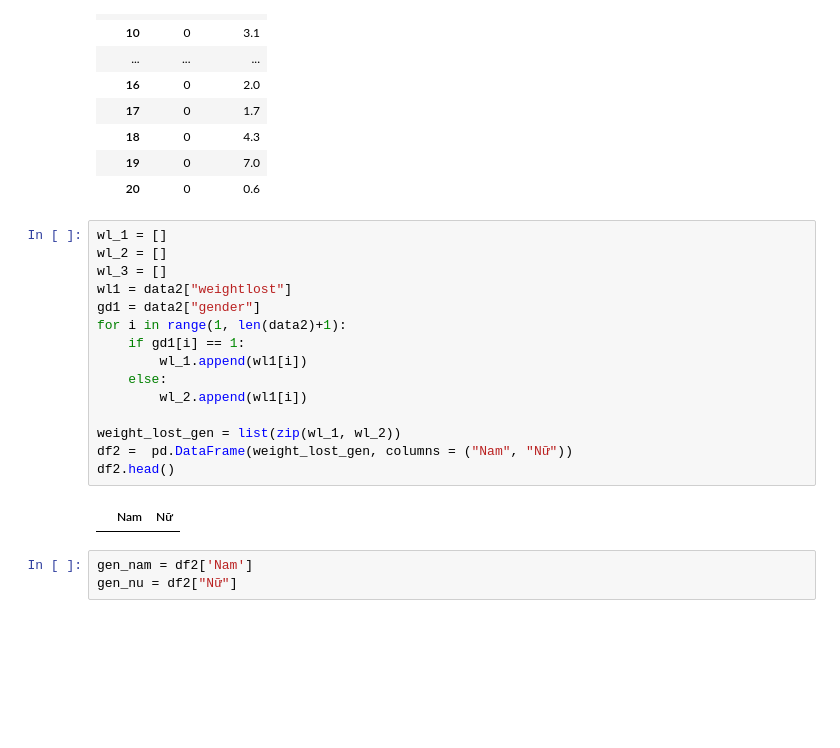
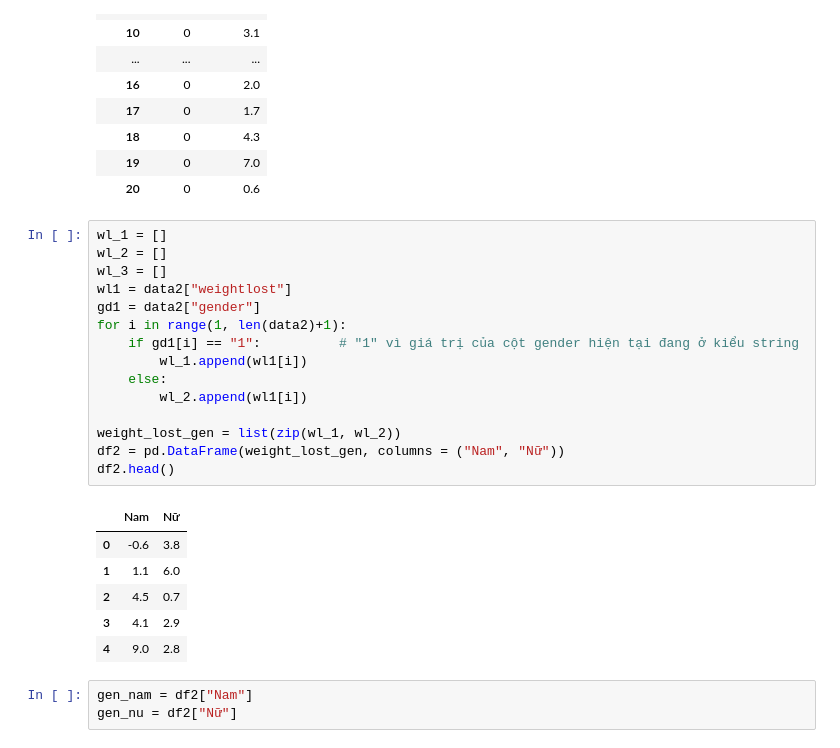
Before and after one commit to tranlybuu/Data-analysis-and-statistics, a Jupyter notebook: PTTK_Suy_dien.ipynb, the cells around one changed output. Cells and saved outputs as stored; diff of their text form; blank space fills up the shorter version.

```diff
--- a/PTTK_Suy_dien.ipynb
+++ b/PTTK_Suy_dien.ipynb
@@ -392,22 +392,27 @@ data2.head(20)
 # %%
 wl_1 = []
 wl_2 = []
 wl_3 = []
 wl1 = data2["weightlost"]
 gd1 = data2["gender"]
 for i in range(1, len(data2)+1):
-    if gd1[i] == 1:
+    if gd1[i] == "1":          # "1" vì giá trị của cột gender hiện tại đang ở kiểu string
         wl_1.append(wl1[i])
     else:
         wl_2.append(wl1[i])
 
 weight_lost_gen = list(zip(wl_1, wl_2))
-df2 =  pd.DataFrame(weight_lost_gen, columns = ("Nam", "Nữ"))
+df2 = pd.DataFrame(weight_lost_gen, columns = ("Nam", "Nữ"))
 df2.head()
 # %% [output]
 |  | Nam | Nữ |
+| 0 | -0.6 | 3.8 |
+| 1 | 1.1 | 6.0 |
+| 2 | 4.5 | 0.7 |
+| 3 | 4.1 | 2.9 |
+| 4 | 9.0 | 2.8 |
 # %%
-gen_nam = df2['Nam']
+gen_nam = df2["Nam"]
 gen_nu = df2["Nữ"]
 # %%
 Kolmogorov(gen_nam)
```
Also changed, not shown: parts of 12 cells of this notebook.
